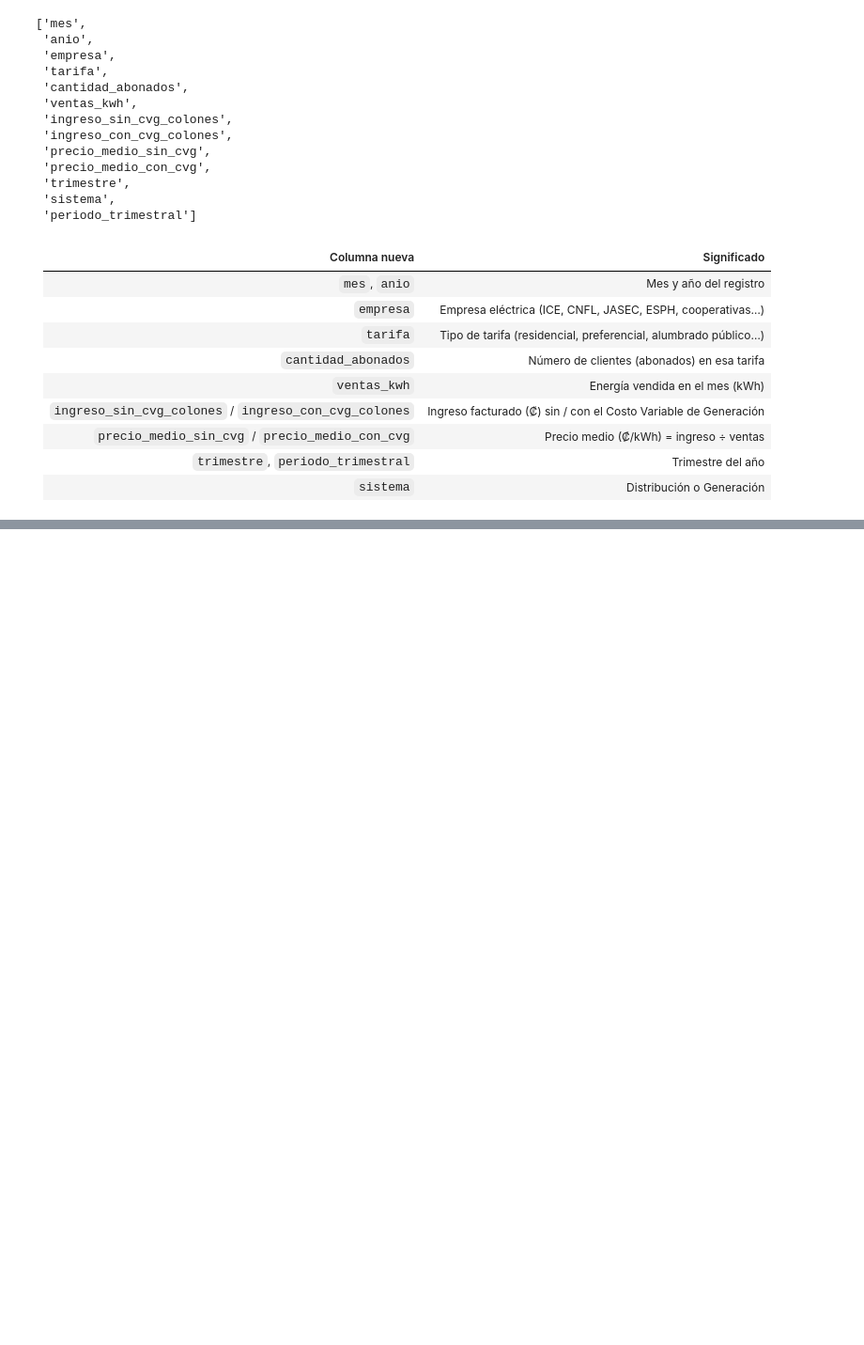
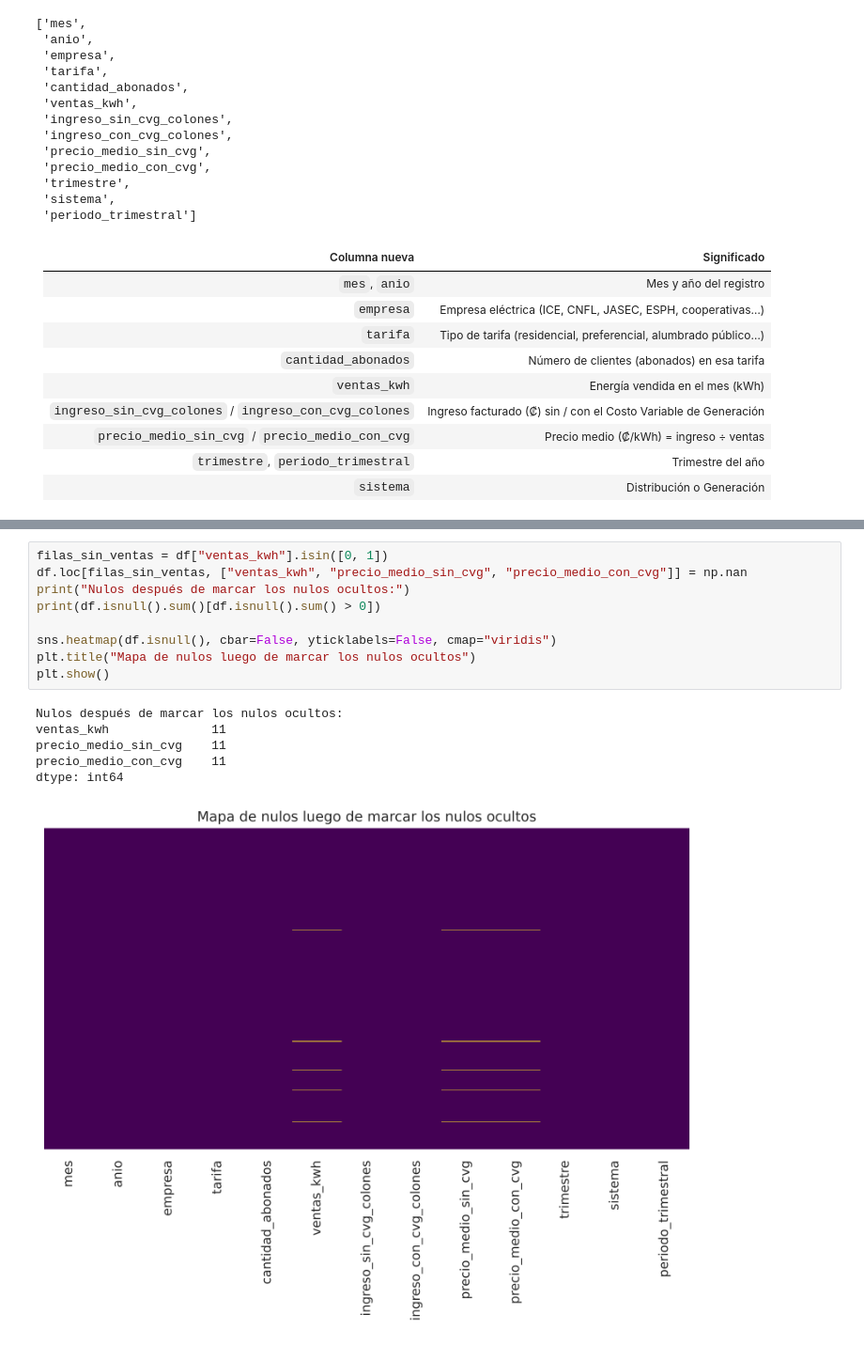
Before and after one commit to Sweetkriiz/Laboratorio4-main, a Jupyter notebook: lab4_IC2025.ipynb, the cells around one changed output, grey strips where cells are left out. Shown at 94% size. Cells and saved outputs as stored; diff of their text form; blank space fills up the shorter version.

```diff
--- a/lab4_IC2025.ipynb
+++ b/lab4_IC2025.ipynb
@@ -276,0 +387,16 @@ df.columns.tolist()
+# %%
+filas_sin_ventas = df["ventas_kwh"].isin([0, 1])
+df.loc[filas_sin_ventas, ["ventas_kwh", "precio_medio_sin_cvg", "precio_medio_con_cvg"]] = np.nan
+print("Nulos después de marcar los nulos ocultos:")
+print(df.isnull().sum()[df.isnull().sum() > 0])
+
+sns.heatmap(df.isnull(), cbar=False, yticklabels=False, cmap="viridis")
+plt.title("Mapa de nulos luego de marcar los nulos ocultos")
+plt.show()
+# %% [output]
+Nulos después de marcar los nulos ocultos:
+ventas_kwh              11
+precio_medio_sin_cvg    11
+precio_medio_con_cvg    11
+dtype: int64
+[figure, added]
```
Also changed, not shown: parts of 31 cells of this notebook.
